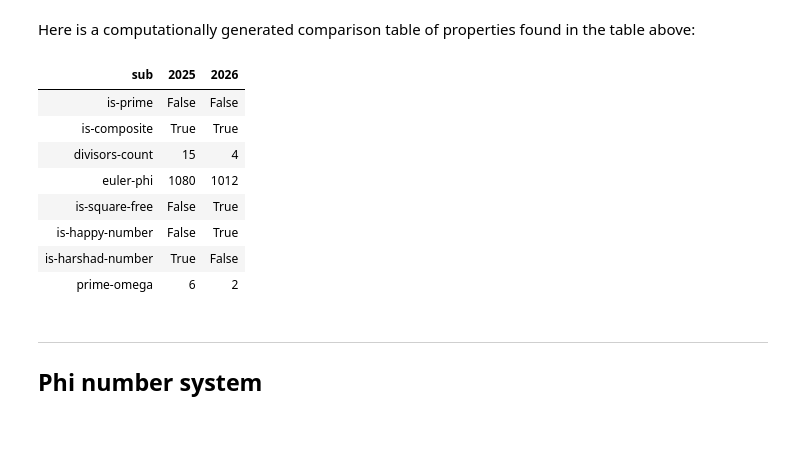
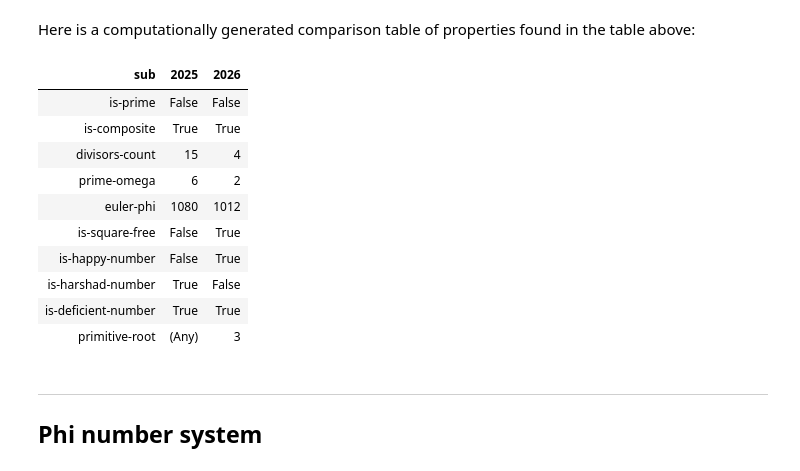
Before and after one commit to antononcube/RakuForPrediction-blog, a Jupyter notebook: Notebooks/Jupyter/Numerically-2026-is-unremarkable-yet-happy.ipynb, the cells around one changed output. Saved outputs shown, nothing was run; the diff lists cells and outputs as text; code cells hidden in the pictures; blank space fills up the shorter version.

Commit message:
docs:Added comments, table rows.

```diff
--- a/Notebooks/Jupyter/Numerically-2026-is-unremarkable-yet-happy.ipynb
+++ b/Notebooks/Jupyter/Numerically-2026-is-unremarkable-yet-happy.ipynb
@@ -122,18 +104,20 @@ Here is a computationally generated comparison table of properties found in the
 # %%
 #% html
 my &divisors-count = { divisors($_).elems };
-<is-prime is-composite divisors-count euler-phi is-square-free is-happy-number is-harshad-number prime-omega>.map({ %(sub => $_, '2025' => ::("&$_")(2025), '2026' => ::("&$_")(2026) ) })
+<is-prime is-composite divisors-count prime-omega euler-phi is-square-free is-happy-number is-harshad-number is-deficient-number primitive-root>.map({ %(sub => $_, '2025' => ::("&$_")(2025), '2026' => ::("&$_")(2026) ) })
 ==> to-html(field-names => ['sub', '2025', '2026'], align => 'left')
 # %% [output]
 | sub | 2025 | 2026 |
 | is-prime | False | False |
 | is-composite | True | True |
 | divisors-count | 15 | 4 |
+| prime-omega | 6 | 2 |
 | euler-phi | 1080 | 1012 |
 | is-square-free | False | True |
 | is-happy-number | False | True |
 | is-harshad-number | True | False |
-| prime-omega | 6 | 2 |
+| is-deficient-number | True | True |
+| primitive-root | (Any) | 3 |
 # %% [markdown]
 ---
 
```
Also changed, not shown: parts of 15 cells of this notebook.
